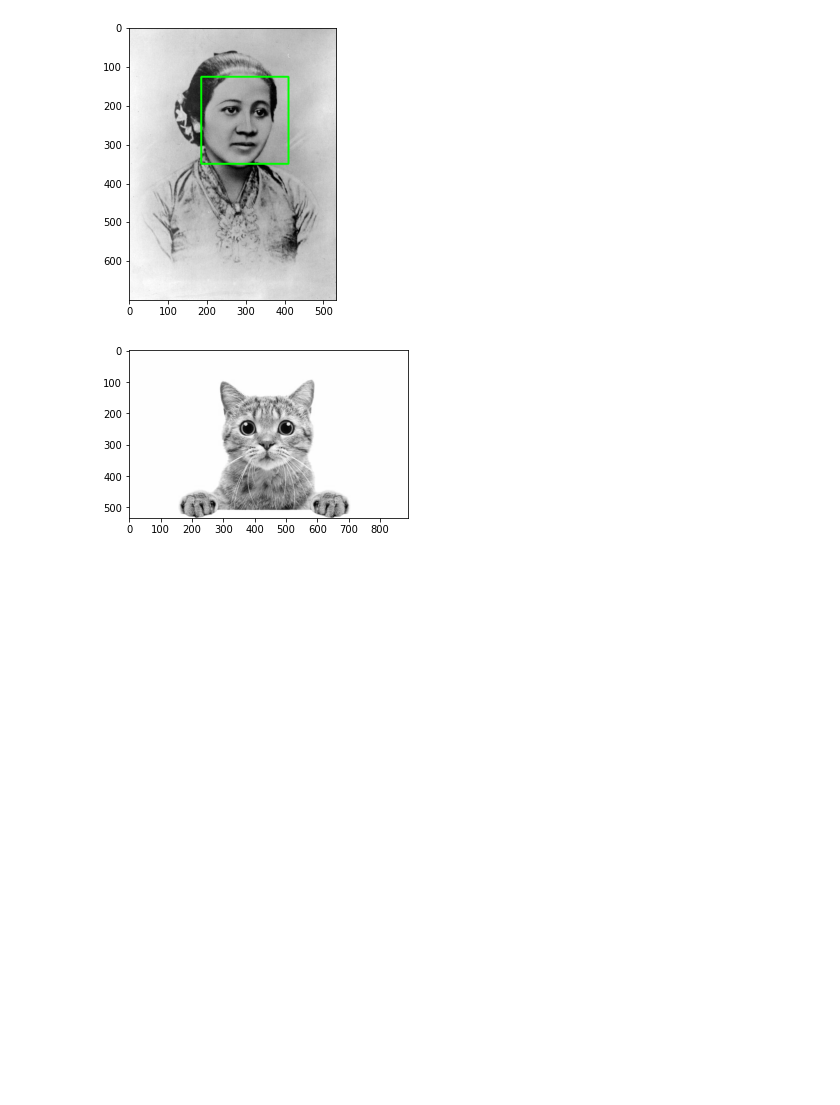
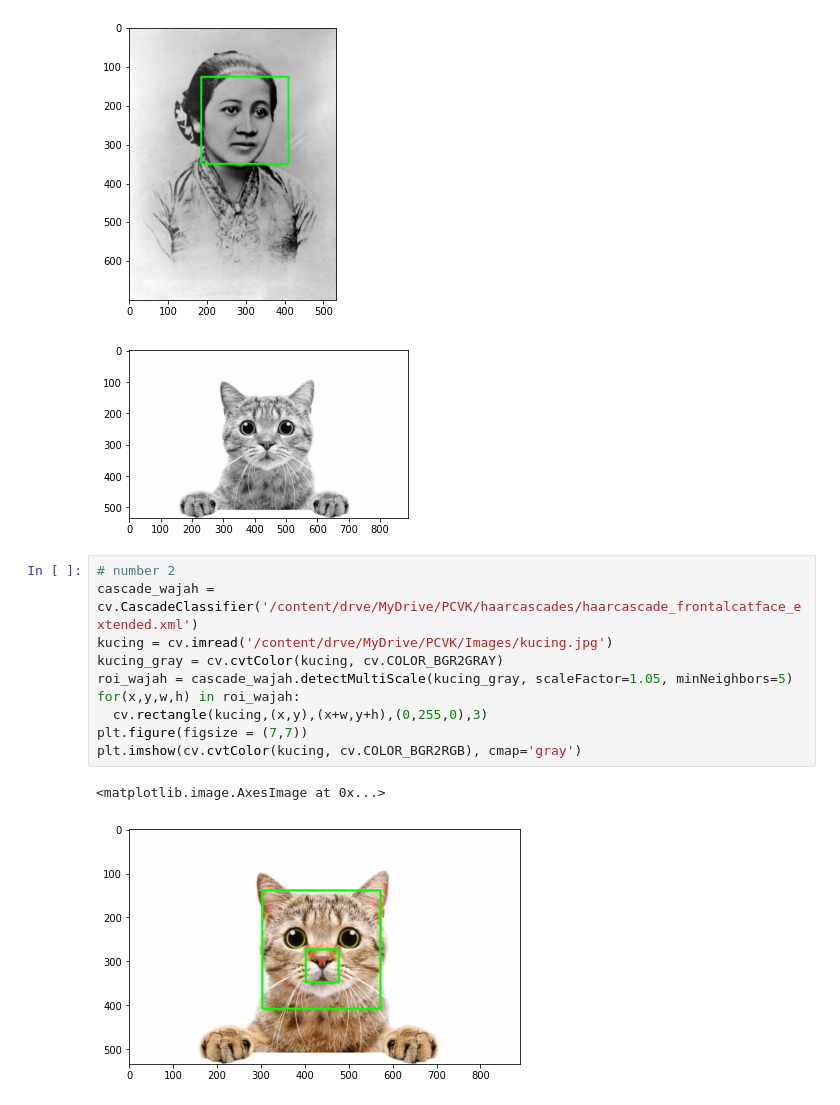
Before and after one commit to pazcalll/PCVK_Genap_2021, a Jupyter notebook: week12.ipynb, the cells around one changed output. Drawn from its saved outputs; the diff is of its cells as text; blank space fills up the shorter version.

```diff
--- a/week12.ipynb
+++ b/week12.ipynb
@@ -136,3 +136,16 @@ for face in faces:
 [figure]
 [figure]
 [figure]
+# %%
+# number 2
+cascade_wajah = cv.CascadeClassifier('/content/drve/MyDrive/PCVK/haarcascades/haarcascade_frontalcatface_extended.xml')
+kucing = cv.imread('/content/drve/MyDrive/PCVK/Images/kucing.jpg')
+kucing_gray = cv.cvtColor(kucing, cv.COLOR_BGR2GRAY)
+roi_wajah = cascade_wajah.detectMultiScale(kucing_gray, scaleFactor=1.05, minNeighbors=5)
+for(x,y,w,h) in roi_wajah:
+  cv.rectangle(kucing,(x,y),(x+w,y+h),(0,255,0),3)
+plt.figure(figsize = (7,7))
+plt.imshow(cv.cvtColor(kucing, cv.COLOR_BGR2RGB), cmap='gray')
+# %% [output]
+<matplotlib.image.AxesImage at 0x...>
+[figure, added]
```
Also changed, not shown: parts of 4 cells of this notebook.
